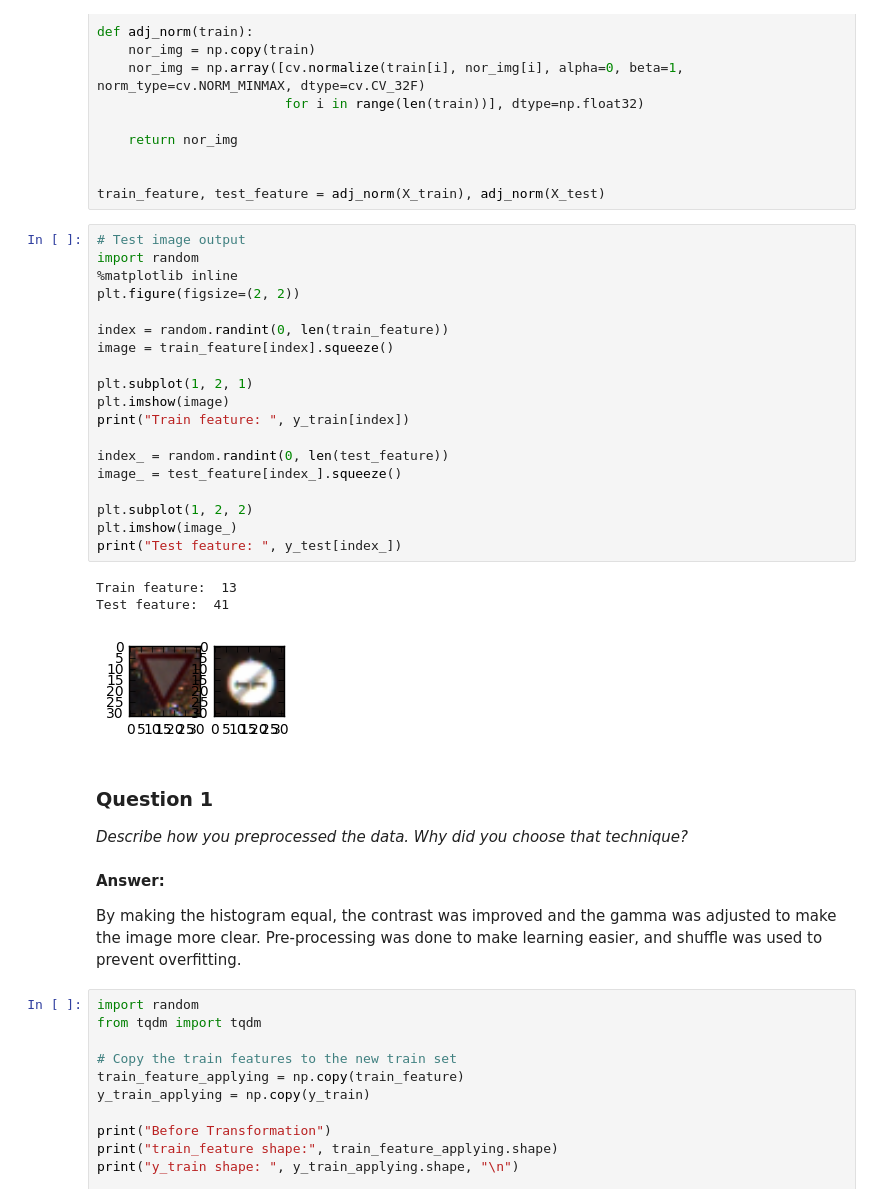
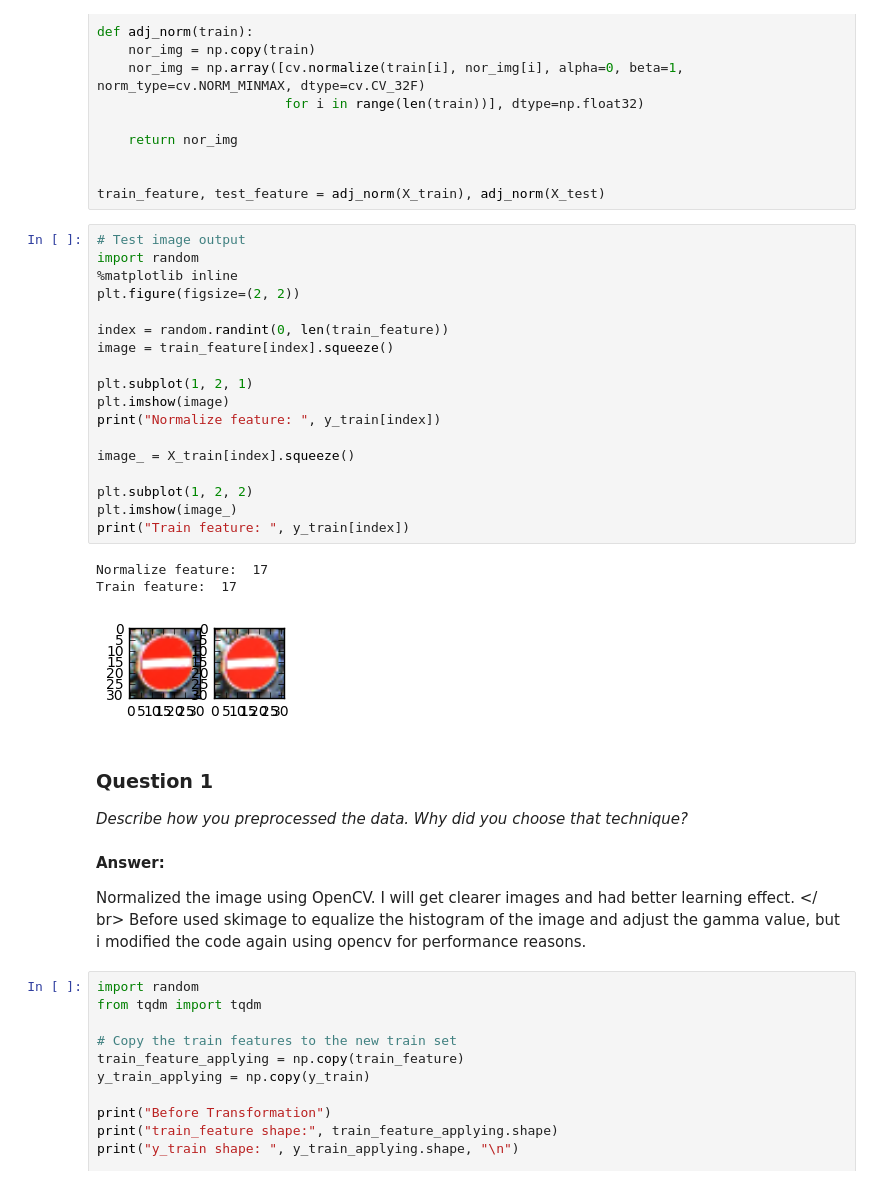
Before and after one commit to xmprise/CarND-Term1, a Jupyter notebook: Project_2/Traffic_Sign_Classifier.ipynb, the cells around one changed output. Cells and saved outputs as stored; diff of their text form.

Commit message:
answer

```diff
--- a/Project_2/Traffic_Sign_Classifier.ipynb
+++ b/Project_2/Traffic_Sign_Classifier.ipynb
@@ -145,36 +145,35 @@ train_feature, test_feature = adj_norm(X_train), adj_norm(X_test)
 # %%
 # Test image output
 import random
 %matplotlib inline
 plt.figure(figsize=(2, 2))
 
 index = random.randint(0, len(train_feature))
 image = train_feature[index].squeeze()
 
 plt.subplot(1, 2, 1)
 plt.imshow(image)
-print("Train feature: ", y_train[index])
+print("Normalize feature: ", y_train[index])
 
-index_ = random.randint(0, len(test_feature))
-image_ = test_feature[index_].squeeze()
+image_ = X_train[index].squeeze()
 
 plt.subplot(1, 2, 2)
 plt.imshow(image_)
-print("Test feature: ", y_test[index_])
+print("Train feature: ", y_train[index])
 # %% [output]
-Train feature:  13
-Test feature:  41
+Normalize feature:  17
+Train feature:  17
-[figure, old version]
+[figure, new version]
 # %% [markdown]
 ### Question 1
 
 _Describe how you preprocessed the data. Why did you choose that technique?_
-# %% [markdown]
-**Answer:**
-
-
-By making the histogram equal, the contrast was improved and the gamma was adjusted to make the image more clear.
-Pre-processing was done to make learning easier, and shuffle was used to prevent overfitting.
+# %% [markdown]
+**Answer:**
+
+
+Normalized the image using OpenCV. I will get clearer images and had better learning effect. </ br>
+Before used skimage to equalize the histogram of the image and adjust the gamma value, but i modified the code again using opencv for performance reasons.
 # %%
 import random
 from tqdm import tqdm
```
